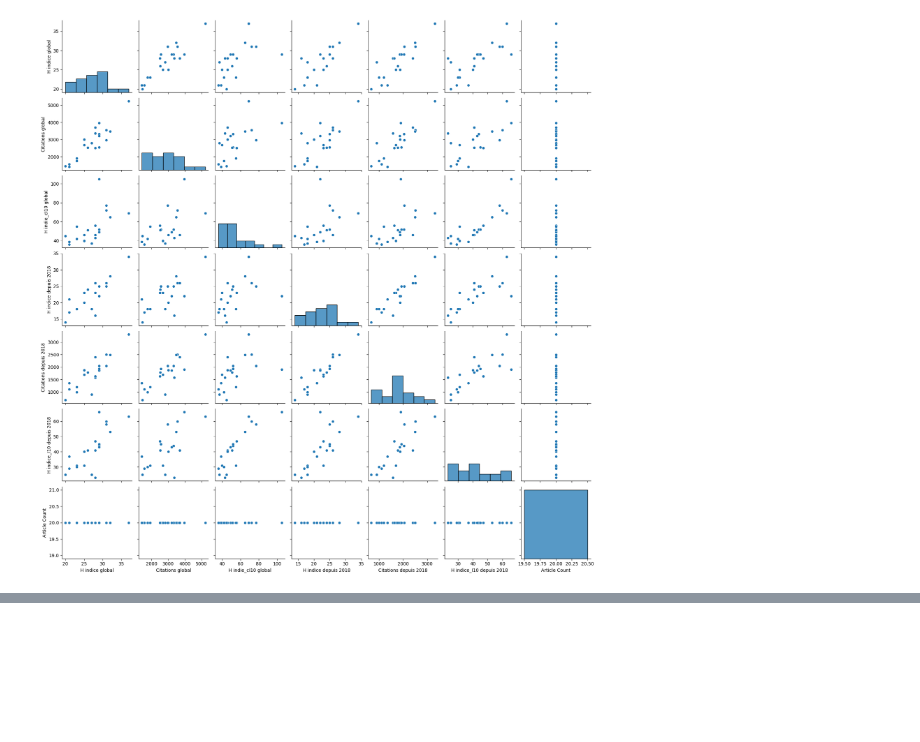
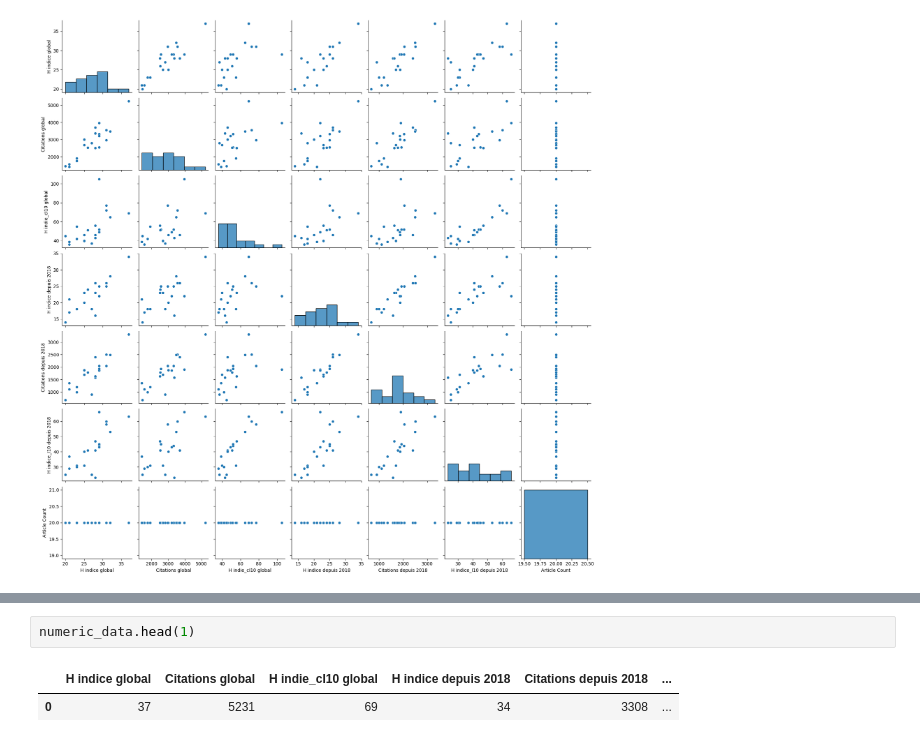
Before and after one commit to hamza-bousalih/googlescholar_analyse, a Jupyter notebook: analysis/Linear Regression/analyse1.ipynb, the cells around one changed output, grey strips where cells are left out. Drawn from its saved outputs; the diff is of its cells as text; blank space fills up the shorter version.

```diff
--- a/analysis/Linear Regression/analyse1.ipynb
+++ b/analysis/Linear Regression/analyse1.ipynb
@@ -79,0 +104,5 @@ plt.show()
+# %%
+numeric_data.head(1)
+# %% [output]
+|  | H indice global | Citations global | H indie_cI10 global | H indice depuis 2018 | Citations depuis 2018 | ... |
+| 0 | 37 | 5231 | 69 | 34 | 3308 | ... |
```
Also changed, not shown: parts of 6 cells of this notebook, 2 other files.
